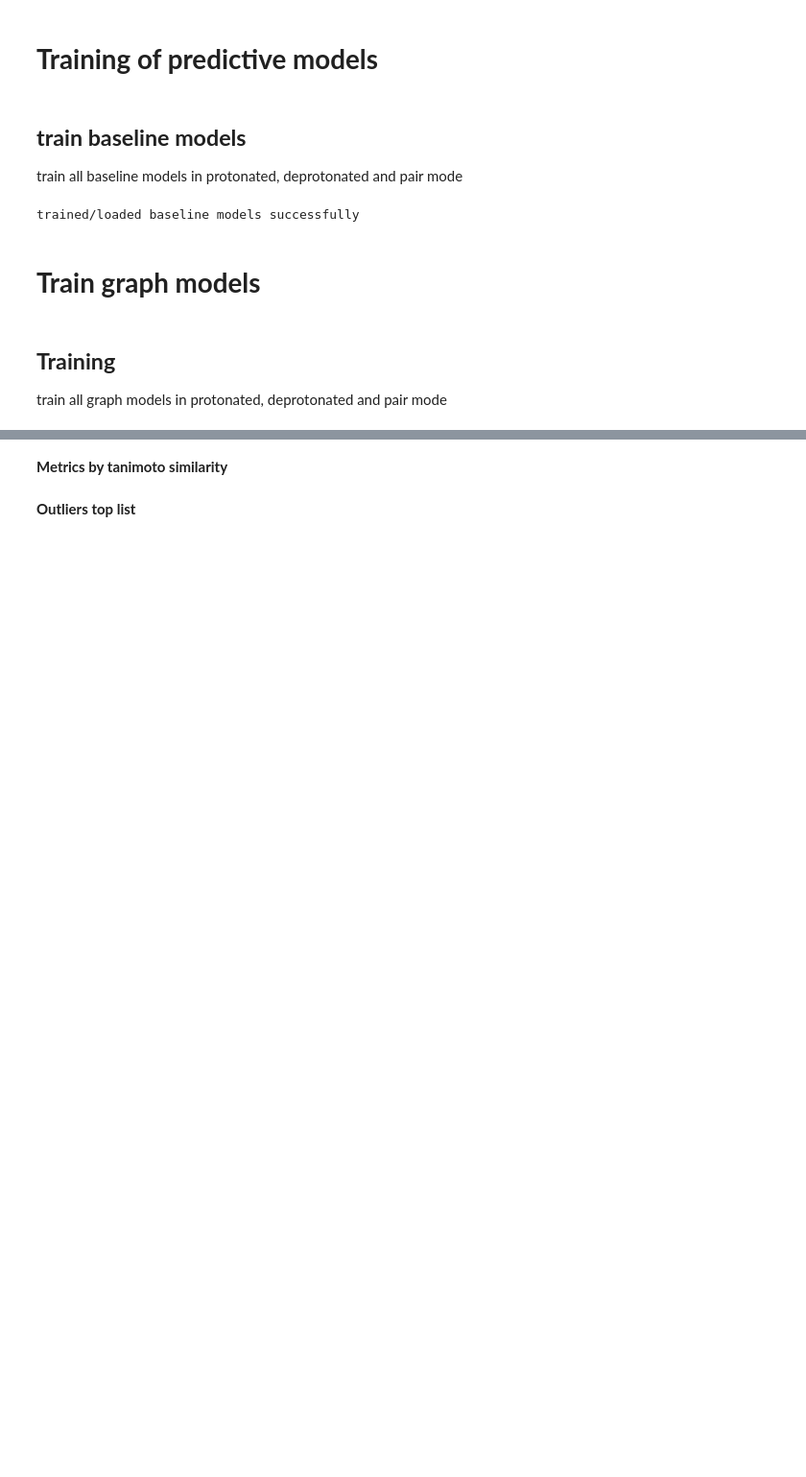
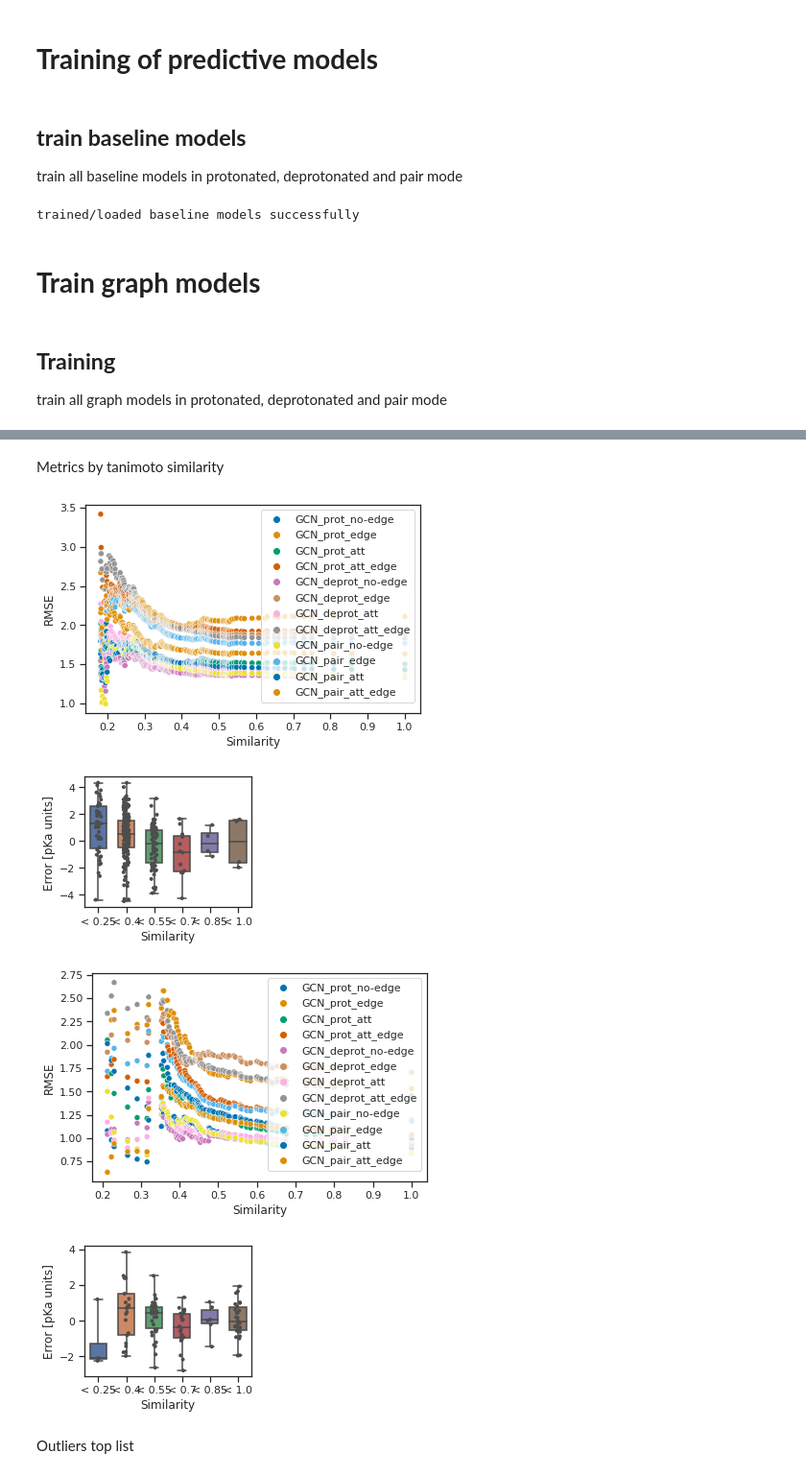
Before and after one commit to mayrf/pkasolver, a Jupyter notebook: examples/paper_run_1/paper_workflow.ipynb, the cells around one changed output, grey strips where cells are left out. Shown at 96% size. Saved outputs shown, nothing was run; the diff lists cells and outputs as text; code cells hidden in the pictures; blank space fills up the shorter version.

```diff
--- a/examples/paper_run_1/paper_workflow.ipynb
+++ b/examples/paper_run_1/paper_workflow.ipynb
@@ -713,10 +439,0 @@ NameError: name 'stat' is not defined
-# %%
-d ={}
-for data_set in ['Novartis','Literature']:
-    d[data_set]= pd.concat([
-    stat.cv_ml_model(baseline_models_cv,[fp_data[data_set] for i in range(5)]),
-    stat.cv_graph_model(graph_models_cv,[loaders[data_set] for i in range(5)])
-    ])
-cv_test_table=pd.concat(d.values(), axis=1, keys=d.keys())
-cv_test_table.to_csv(f'{imgdir}/cv_test_table.csv')
-cv_test_table
@@ -845,10 +561,10 @@ NameError: name 'IntegratedGradients' is not defined
 # %% [markdown]
-**Metrics by tanimoto similarity**
+Metrics by tanimoto similarity
 # %%
 x1= pd.concat([df_res[['Dataset', 'pKa_true']],df_res.loc[:,(df_res.columns.str.startswith('GCN'))]],axis=1)
 for data_set in ['Novartis', 'Literature']:
     df = x1[x1['Dataset']==data_set].copy()
-    df['similarity'] = data_dfs[data_set].loc[:,'Similarity_max']
+    df['similarity'] = dataset_dfs[data_set].loc[:,'Similarity_max']
     df.sort_values(by=['similarity'], inplace=True)
 
     res=[]
@@ -860,10 +576,10 @@ for data_set in ['Novartis', 'Literature']:
         new_maximum = df2['similarity'].max()
         if new_maximum <= maximum:
             tanimoto[-1]= new_maximum
-            res[-1]= stat.compute_stats(df2, 'Dataset', 'pKa_true',col_exclude=['similarity'])
+            res[-1]= compute_stats(df2, 'Dataset', 'pKa_true',col_exclude=['similarity'])
         else:
             tanimoto.append(new_maximum)
-            res.append(stat.compute_stats(df2, 'Dataset', 'pKa_true', col_exclude=['similarity']))
+            res.append(compute_stats(df2, 'Dataset', 'pKa_true', col_exclude=['similarity']))
         maximum=new_maximum
     result = pd.concat((res), keys=tanimoto)
     result
@@ -879,38 +595,44 @@ for data_set in ['Novartis', 'Literature']:
 
     x2= x1
     df = x2[x2['Dataset']==data_set].copy()
-    df['similarity'] = data_dfs[data_set].loc[:,'Similarity_max']
+    df['similarity'] = dataset_dfs[data_set].loc[:,'Similarity_max']
     df.sort_values(by=['similarity'], inplace=True)
 
     df = df.loc[:,('pKa_true','GCN_pair_edge','similarity')]
 
     df['Error']= df['GCN_pair_edge']-df['pKa_true']
 
     sims=[]
     step_size=0.15
     for sim in df['similarity']:
         x=1
         while sim < x:
             x+= -step_size
         sims.append(f'< {round(np.clip(x+step_size,0,1),3)}')
     df['group']=sims
 
     plt.figure(figsize=(6.25/2,2.5))
     sns.boxplot(x="group", y="Error",
                 orient="v",
 
                 whis=[0, 100], width=.6,
                 data=df
                )
     # Add in points to show each observation
     sns.stripplot(x="group", y="Error",
                 orient="v",
                 data=df,
                   size=4, color=".3", linewidth=0)
     plt.xlabel('Similarity')
     plt.ylabel('Error [pKa units]')
     plt.savefig(f'{imgdir}/error_sim_bloxplot_{data_set}.pdf', bbox_inches='tight')
+# %% [output]
+[figure, added]
+[figure, added]
+[figure, added]
+[figure, added]
 # %% [markdown]
-**Outliers top list**
+
+Outliers top list
 # %%
 def get_2d_molecule(m):
```
Also changed, not shown: parts of 34 cells of this notebook, 3 other files.
